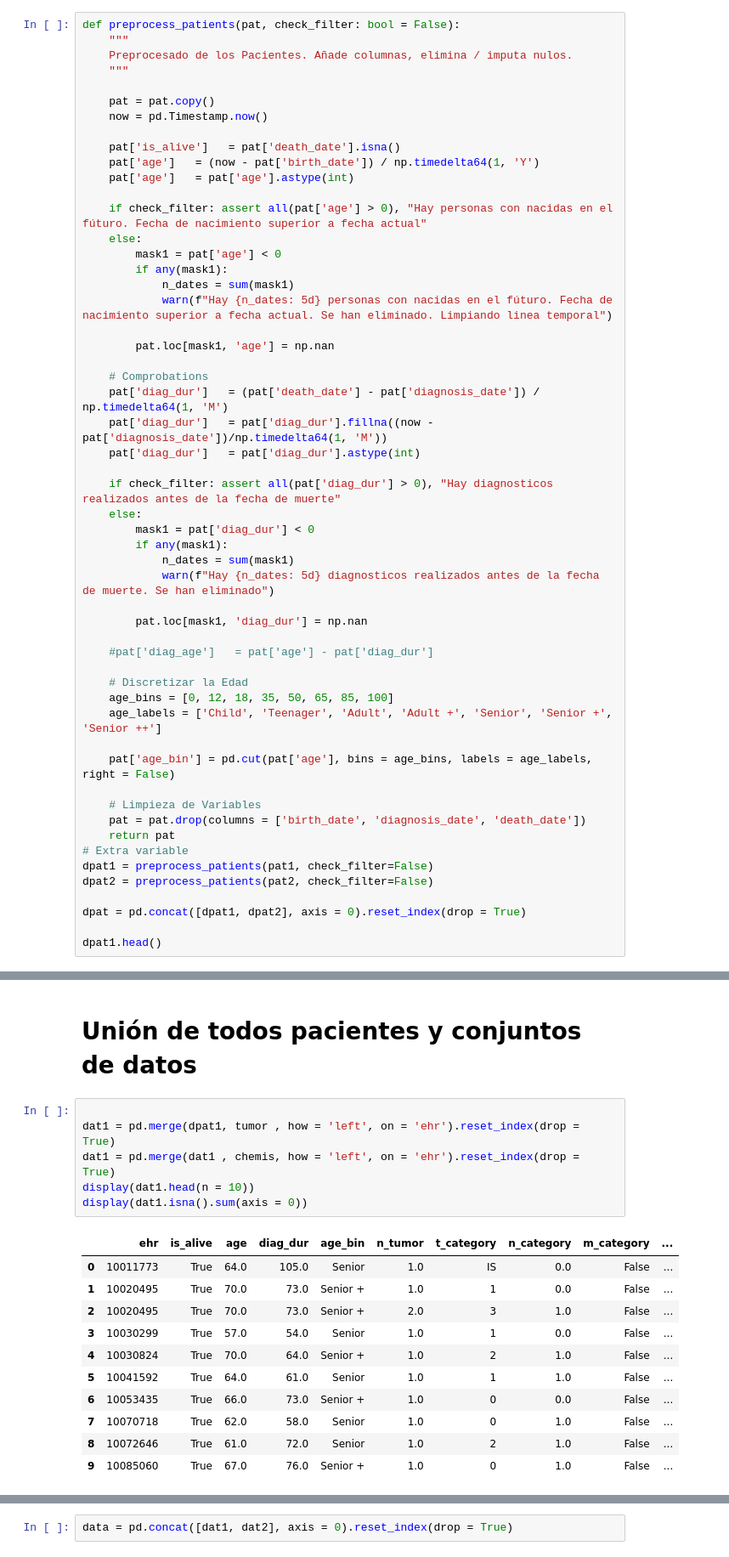
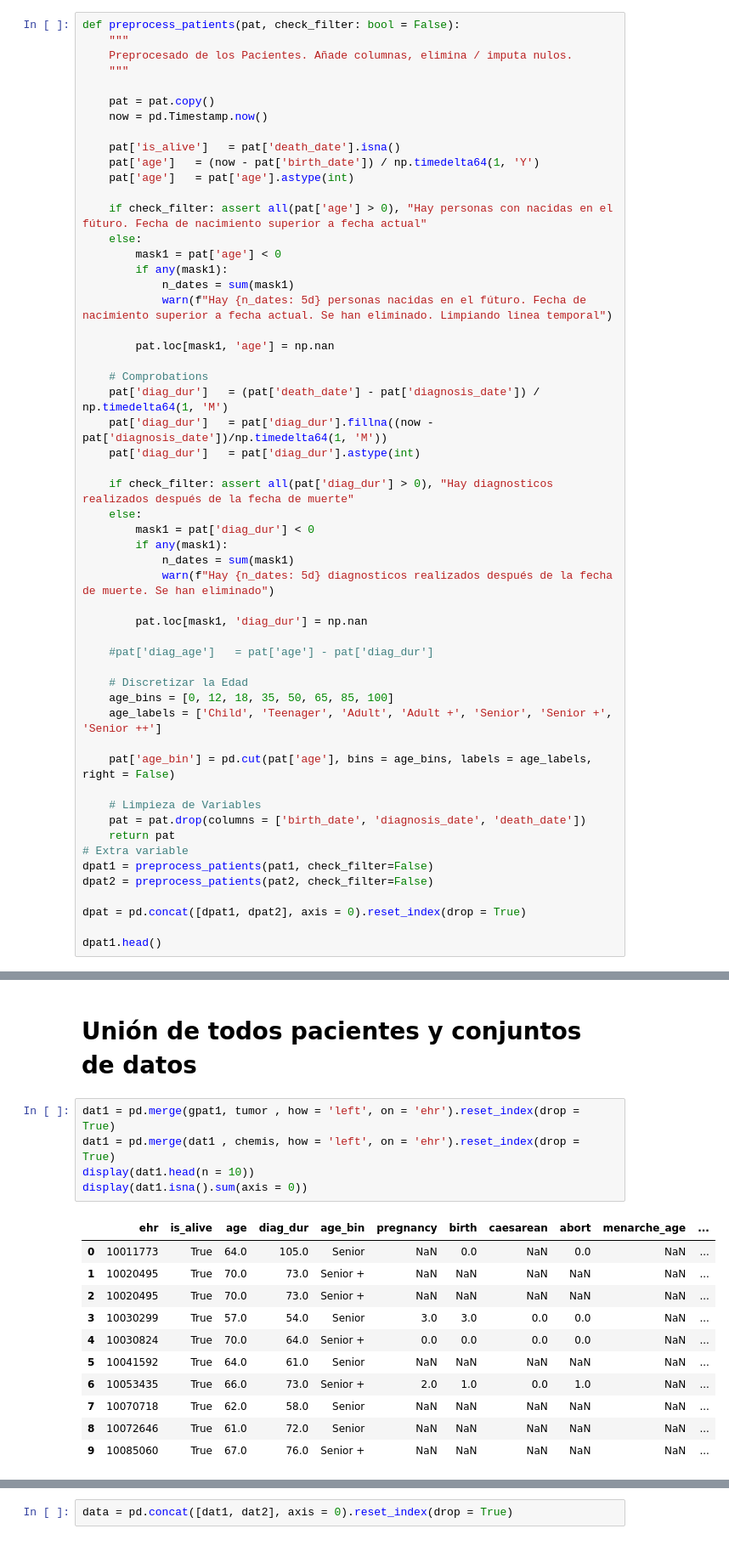
Before and after one commit to RubenCid35/CancerRiskProfiling, a Jupyter notebook: notebooks/02-preprocesado.ipynb, the cells around one changed output, grey strips where cells are left out. Shown at 85% size. Saved outputs shown, nothing was run; the diff lists cells and outputs as text.

```diff
--- a/notebooks/02-preprocesado.ipynb
+++ b/notebooks/02-preprocesado.ipynb
@@ -59,7 +71,7 @@ def preprocess_patients(pat, check_filter: bool = False):
         mask1 = pat['age'] < 0
         if any(mask1):
             n_dates = sum(mask1)
-            warn(f"Hay {n_dates: 5d} personas con nacidas en el fúturo. Fecha de nacimiento superior a fecha actual. Se han eliminado. Limpiando linea temporal")
+            warn(f"Hay {n_dates: 5d} personas nacidas en el fúturo. Fecha de nacimiento superior a fecha actual. Se han eliminado. Limpiando linea temporal")
 
         pat.loc[mask1, 'age'] = np.nan
 
@@ -68,12 +80,12 @@ def preprocess_patients(pat, check_filter: bool = False):
     pat['diag_dur']   = pat['diag_dur'].fillna((now - pat['diagnosis_date'])/np.timedelta64(1, 'M'))
     pat['diag_dur']   = pat['diag_dur'].astype(int)
 
-    if check_filter: assert all(pat['diag_dur'] > 0), "Hay diagnosticos realizados antes de la fecha de muerte"
+    if check_filter: assert all(pat['diag_dur'] > 0), "Hay diagnosticos realizados después de la fecha de muerte"
     else:
         mask1 = pat['diag_dur'] < 0
         if any(mask1):
             n_dates = sum(mask1)
-            warn(f"Hay {n_dates: 5d} diagnosticos realizados antes de la fecha de muerte. Se han eliminado")
+            warn(f"Hay {n_dates: 5d} diagnosticos realizados después de la fecha de muerte. Se han eliminado")
 
         pat.loc[mask1, 'diag_dur'] = np.nan
 
@@ -520,23 +494,22 @@ sns.countplot(data = tumor, x = 'm_category')
 # %% [markdown]
 # Unión de todos pacientes y conjuntos de datos
 # %%
-
-dat1 = pd.merge(dpat1, tumor , how = 'left', on = 'ehr').reset_index(drop = True)
+dat1 = pd.merge(gpat1, tumor , how = 'left', on = 'ehr').reset_index(drop = True)
 dat1 = pd.merge(dat1 , chemis, how = 'left', on = 'ehr').reset_index(drop = True)
 display(dat1.head(n = 10))
 display(dat1.isna().sum(axis = 0))
 # %% [output]
-|  | ehr | is_alive | age | diag_dur | age_bin | n_tumor | t_category | n_category | m_category | ... |
-| 0 | 10011773 | True | 64.0 | 105.0 | Senior | 1.0 | IS | 0.0 | False | ... |
-| 1 | 10020495 | True | 70.0 | 73.0 | Senior + | 1.0 | 1 | 0.0 | False | ... |
-| 2 | 10020495 | True | 70.0 | 73.0 | Senior + | 2.0 | 3 | 1.0 | False | ... |
-| 3 | 10030299 | True | 57.0 | 54.0 | Senior | 1.0 | 1 | 0.0 | False | ... |
-| 4 | 10030824 | True | 70.0 | 64.0 | Senior + | 1.0 | 2 | 1.0 | False | ... |
-| 5 | 10041592 | True | 64.0 | 61.0 | Senior | 1.0 | 1 | 1.0 | False | ... |
-| 6 | 10053435 | True | 66.0 | 73.0 | Senior + | 1.0 | 0 | 0.0 | False | ... |
-| 7 | 10070718 | True | 62.0 | 58.0 | Senior | 1.0 | 0 | 1.0 | False | ... |
-| 8 | 10072646 | True | 61.0 | 72.0 | Senior | 1.0 | 2 | 1.0 | False | ... |
-| 9 | 10085060 | True | 67.0 | 76.0 | Senior + | 1.0 | 0 | 1.0 | False | ... |
+|  | ehr | is_alive | age | diag_dur | age_bin | pregnancy | birth | caesarean | abort | menarche_age | ... |
+| 0 | 10011773 | True | 64.0 | 105.0 | Senior | NaN | 0.0 | NaN | 0.0 | NaN | ... |
+| 1 | 10020495 | True | 70.0 | 73.0 | Senior + | NaN | NaN | NaN | NaN | NaN | ... |
+| 2 | 10020495 | True | 70.0 | 73.0 | Senior + | NaN | NaN | NaN | NaN | NaN | ... |
+| 3 | 10030299 | True | 57.0 | 54.0 | Senior | 3.0 | 3.0 | 0.0 | 0.0 | NaN | ... |
+| 4 | 10030824 | True | 70.0 | 64.0 | Senior + | 0.0 | 0.0 | 0.0 | 0.0 | NaN | ... |
+| 5 | 10041592 | True | 64.0 | 61.0 | Senior | NaN | NaN | NaN | NaN | NaN | ... |
+| 6 | 10053435 | True | 66.0 | 73.0 | Senior + | 2.0 | 1.0 | 0.0 | 1.0 | NaN | ... |
+| 7 | 10070718 | True | 62.0 | 58.0 | Senior | NaN | NaN | NaN | NaN | NaN | ... |
+| 8 | 10072646 | True | 61.0 | 72.0 | Senior | NaN | NaN | NaN | NaN | NaN | ... |
+| 9 | 10085060 | True | 67.0 | 76.0 | Senior + | NaN | NaN | NaN | NaN | NaN | ... |
 ehr                           0
 is_alive                      0
 age                           0
```
Also changed, not shown: parts of 8 cells of this notebook, 3 other files.
